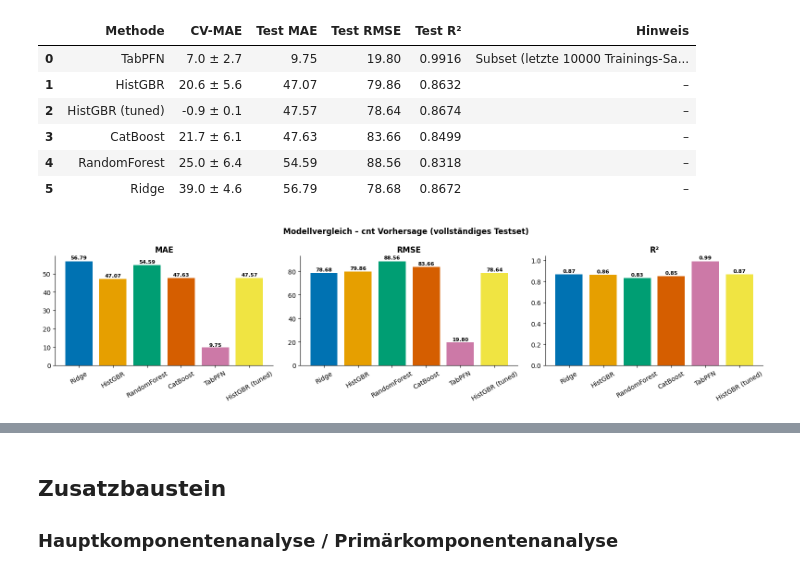
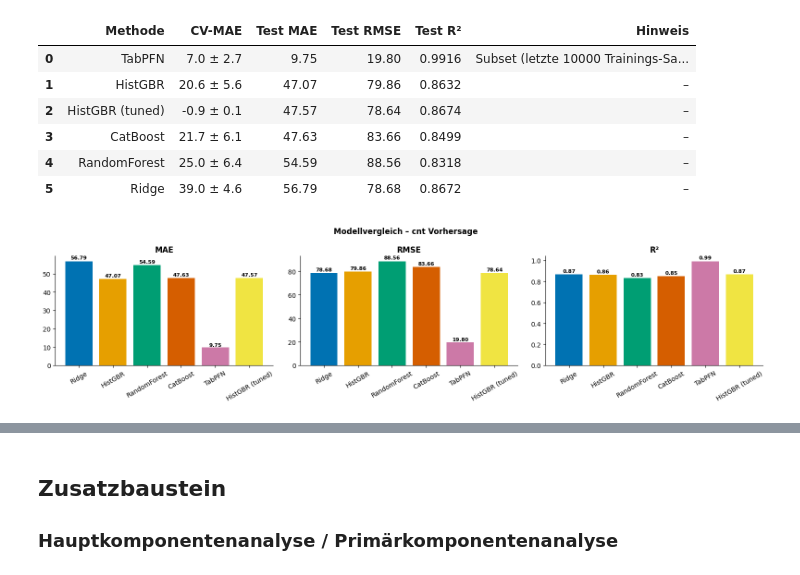
Before and after one commit to JR2909/DSKI-KI-ML-Project, a Jupyter notebook: code/prediction.ipynb, the cells around one changed output, grey strips where cells are left out. Saved outputs shown, nothing was run; the diff lists cells and outputs as text; code cells hidden in the pictures.

```diff
--- a/code/prediction.ipynb
+++ b/code/prediction.ipynb
@@ -639,25 +639,25 @@ results_df
 # %%
 
 full_results = [r for r in all_results if len(r['y_pred']) >= 300]
 names_full   = [r['name'] for r in full_results]
 
 fig, axes = plt.subplots(1, 3, figsize=(16, 4))
 for ax, metric, label in zip(axes, ['MAE', 'RMSE', 'R2'], ['MAE', 'RMSE', 'R²']):
     vals = [r[metric] for r in full_results]
     bars = ax.bar(names_full, vals, color=COLORS[:len(names_full)], linewidth=0.5)
     ax.set_title(label, fontweight='bold')
     ax.tick_params(axis='x', rotation=30)
     ax.spines[['top', 'right']].set_visible(False)
     for bar, v in zip(bars, vals):
         ax.text(bar.get_x() + bar.get_width()/2,
                 bar.get_height() * 1.01, f'{v:.2f}',
                 ha='center', va='bottom', fontsize=8, fontweight='bold')
 
-plt.suptitle('Modellvergleich – cnt Vorhersage (vollständiges Testset)', fontweight='bold')
+plt.suptitle('Modellvergleich – cnt Vorhersage', fontweight='bold')
 plt.tight_layout()
 plt.show()
 # %% [output]
-[figure, old version]
+[figure, new version]
 # %% [markdown]
 #### Ohne Datum
 ![image.png](attachment:image.png)
```
Also changed, not shown: 3 other files.
